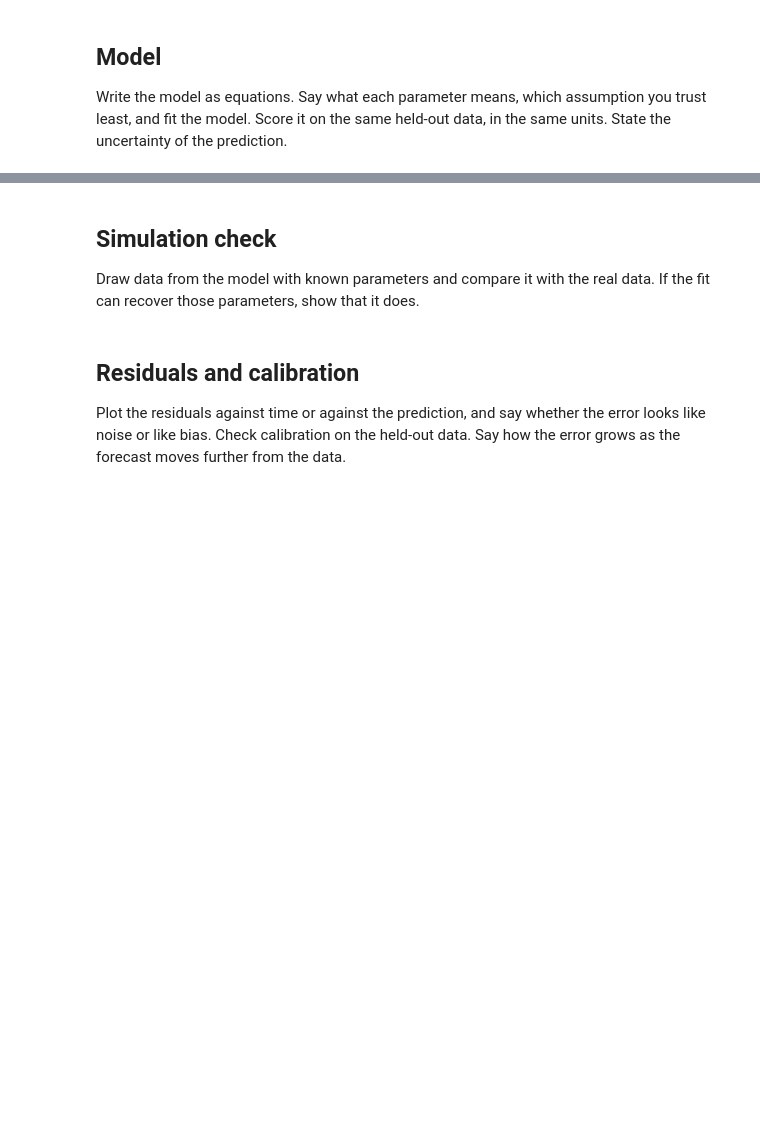
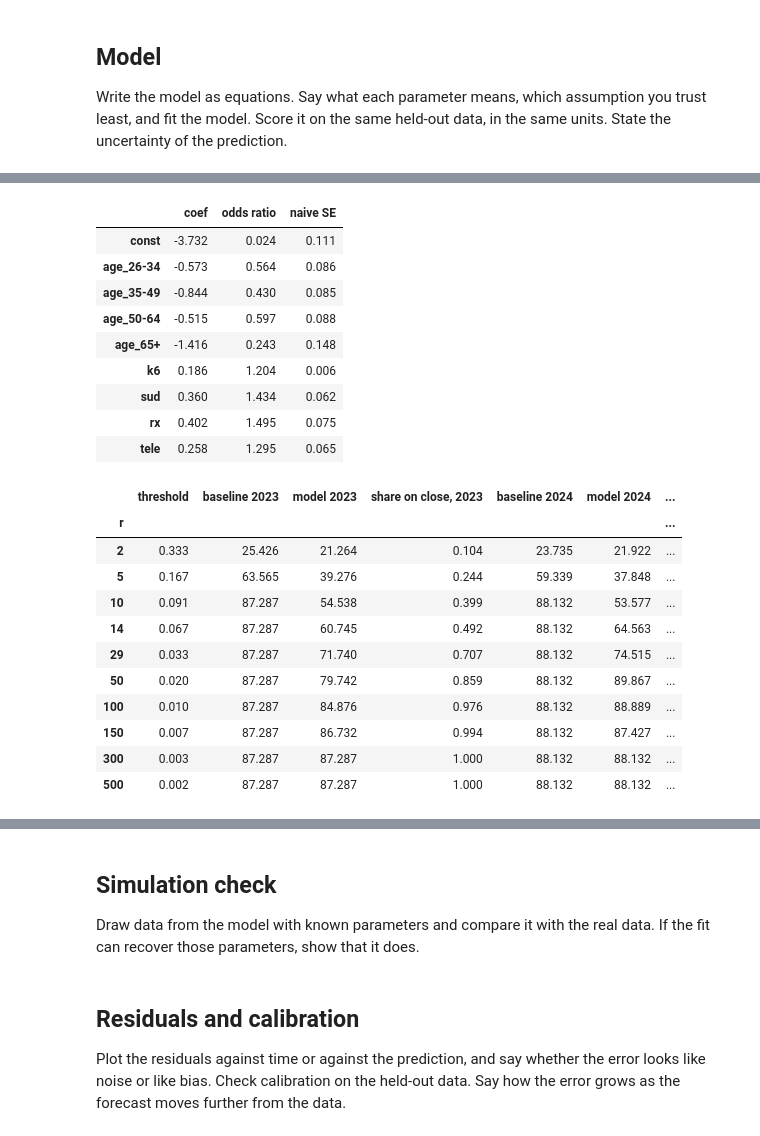
Before and after one commit to josemichaelrubio/aii600-final-project, a Jupyter notebook: analysis.ipynb, the cells around one changed output, grey strips where cells are left out. Cells and saved outputs as stored; diff of their text form; code cells hidden in the pictures; blank space fills up the shorter version.

```diff
--- a/analysis.ipynb
+++ b/analysis.ipynb
@@ -64,7 +64,8 @@ If the terms do not let you republish the files, there is no release: run the do
 # %%
 # "In treatment" is MHTRTPY in 2022-2023 and MHTRTPY2 in 2024; SAMHSA says 2024 is not comparable.
 TRT = {2022: "MHTRTPY", 2023: "MHTRTPY", 2024: "MHTRTPY2"}
-COLS = ["QUESTID2", "CATAG6", "IRSUICTHNK", "ANALWT2_C", "VESTR_C", "VEREP"]
+COLS = ["QUESTID2", "CATAG6", "IRSUICTHNK", "ANALWT2_C", "VESTR_C", "VEREP",
+        "KSSLR6MON", "UD5ILALANY", "IRMHTRXMED", "IRMHTPHVID"]   # the five intake predictors (with CATAG6)
 AGE = {2: "18-25", 3: "26-34", 4: "35-49", 5: "50-64", 6: "65+"}
 
 def load(year):
@@ -81,6 +82,8 @@ df = adults[adults.in_trt == 1].copy()          # the population: adults in MH t
 df["at_risk"] = df.IRSUICTHNK.astype(int)       # serious suicidal thoughts, past year (imputation-revised)
 df["age"] = pd.Categorical(df.CATAG6.map(AGE), categories=list(AGE.values()), ordered=True)
 assert df.at_risk.isin([0, 1]).all()
+assert df.KSSLR6MON.between(0, 24).all()
+assert df[["UD5ILALANY", "IRMHTRXMED", "IRMHTPHVID"]].isin([0, 1]).all().all()
 
 def wmean(x, w):
     return (x * w).sum() / w.sum()
@@ -140,3 +143,11 @@ plt.show()
 ## Split
 
 Hold out data the model never sees. When the decision is about a later time, hold out a later time. Record the cutoff date, or the seed and the fraction, in `decisions.md`. Do not fit, scale, or choose features on the held-out rows.
+# %%
+# Split by survey year (decisions.md, 2026-11-06). No random draw.
+train = df[df.year == 2022]
+test = df[df.year == 2023]      # same treatment definition as train
+check = df[df.year == 2024]     # new treatment wording from June 2024: a shift check, never used to fit or choose
+for name, d in [("train 2022", train), ("test 2023", test), ("check 2024", check)]:
+    print(f"{name}: {len(d):>6,} adults in treatment, {d.at_risk.sum():>5,} at risk, "
+          f"weighted rate {wmean(d.at_risk, d.ANALWT2_C):.1%}")
@@ -150,0 +233,66 @@ Write the model as equations. Say what each parameter means, which assumption yo
+# %%
+import statsmodels.api as sm
+
+def design(d):
+    X = pd.get_dummies(d.age, prefix="age", drop_first=True, dtype=float)   # 18-25 is the reference
+    X["k6"] = d.KSSLR6MON.astype(float)
+    X["sud"] = d.UD5ILALANY.astype(float)
+    X["rx"] = d.IRMHTRXMED.astype(float)
+    X["tele"] = d.IRMHTPHVID.astype(float)
+    return sm.add_constant(X)
+
+w_train = train.ANALWT2_C / train.ANALWT2_C.mean()
+model = sm.GLM(train.at_risk, design(train), family=sm.families.Binomial(), var_weights=w_train).fit()
+coefs = pd.DataFrame({"coef": model.params, "odds ratio": np.exp(model.params),
+                      "naive SE": model.bse})
+display(coefs.round(3))
+
+def model_loss(d, r):
+    p_hat = model.predict(design(d)).to_numpy()
+    return np.array([loss_per_100(d.at_risk.to_numpy(), (p_hat > 1 / (1 + r_)).astype(int), d.ANALWT2_C, r_)
+                     for r_ in np.atleast_1d(r)])
+
+def share_close(d, r):
+    p_hat = model.predict(design(d)).to_numpy()
+    return np.array([wmean(p_hat > 1 / (1 + r_), d.ANALWT2_C) for r_ in np.atleast_1d(r)])
+
+scores = pd.DataFrame({
+    "r": R_GRID,
+    "threshold": 1 / (1 + R_GRID),
+    "baseline 2023": baseline_loss(test, R_GRID),
+    "model 2023": model_loss(test, R_GRID),
+    "share on close, 2023": share_close(test, R_GRID),
+    "baseline 2024": baseline_loss(check, R_GRID),
+    "model 2024": model_loss(check, R_GRID),
+}).set_index("r")
+scores["model - baseline, 2023"] = scores["model 2023"] - scores["baseline 2023"]
+scores["model - baseline, 2024"] = scores["model 2024"] - scores["baseline 2024"]
+display(scores.round(3))
+
+# Calibration in the large: weighted mean prediction against the weighted observed rate.
+for name, d in [("train 2022", train), ("test 2023", test), ("check 2024", check)]:
+    p_hat = model.predict(design(d))
+    print(f"{name}: predicted {wmean(p_hat, d.ANALWT2_C):.1%}, observed {wmean(d.at_risk, d.ANALWT2_C):.1%}")
+# %% [output]
+|  | coef | odds ratio | naive SE |
+| const | -3.732 | 0.024 | 0.111 |
+| age_26-34 | -0.573 | 0.564 | 0.086 |
+| age_35-49 | -0.844 | 0.430 | 0.085 |
+| age_50-64 | -0.515 | 0.597 | 0.088 |
+| age_65+ | -1.416 | 0.243 | 0.148 |
+| k6 | 0.186 | 1.204 | 0.006 |
+| sud | 0.360 | 1.434 | 0.062 |
+| rx | 0.402 | 1.495 | 0.075 |
+| tele | 0.258 | 1.295 | 0.065 |
+|  | threshold | baseline 2023 | model 2023 | share on close, 2023 | baseline 2024 | model 2024 | ... |
+| r |  |  |  |  |  |  | ... |
+| 2 | 0.333 | 25.426 | 21.264 | 0.104 | 23.735 | 21.922 | ... |
+| 5 | 0.167 | 63.565 | 39.276 | 0.244 | 59.339 | 37.848 | ... |
+| 10 | 0.091 | 87.287 | 54.538 | 0.399 | 88.132 | 53.577 | ... |
+| 14 | 0.067 | 87.287 | 60.745 | 0.492 | 88.132 | 64.563 | ... |
+| 29 | 0.033 | 87.287 | 71.740 | 0.707 | 88.132 | 74.515 | ... |
+| 50 | 0.020 | 87.287 | 79.742 | 0.859 | 88.132 | 89.867 | ... |
+| 100 | 0.010 | 87.287 | 84.876 | 0.976 | 88.132 | 88.889 | ... |
+| 150 | 0.007 | 87.287 | 86.732 | 0.994 | 88.132 | 87.427 | ... |
+| 300 | 0.003 | 87.287 | 87.287 | 1.000 | 88.132 | 88.132 | ... |
+| 500 | 0.002 | 87.287 | 87.287 | 1.000 | 88.132 | 88.132 | ... |
```
Also changed, not shown: parts of 4 cells of this notebook, 2 other files.
